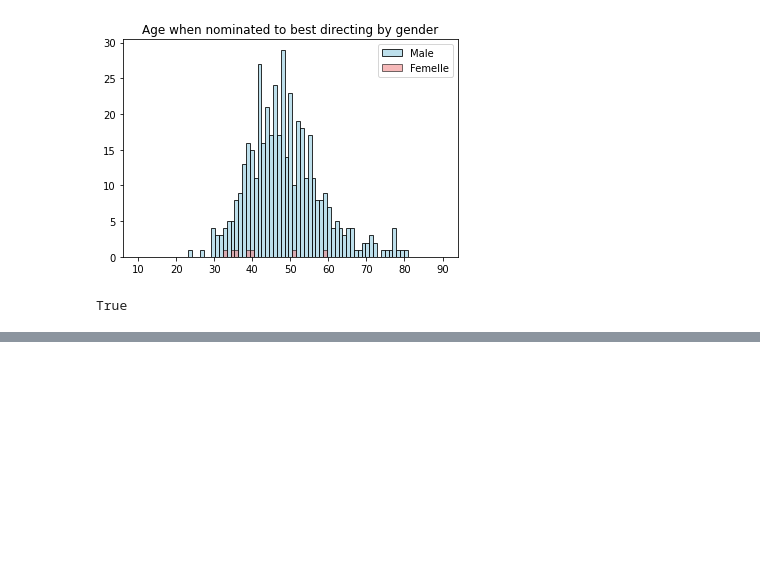
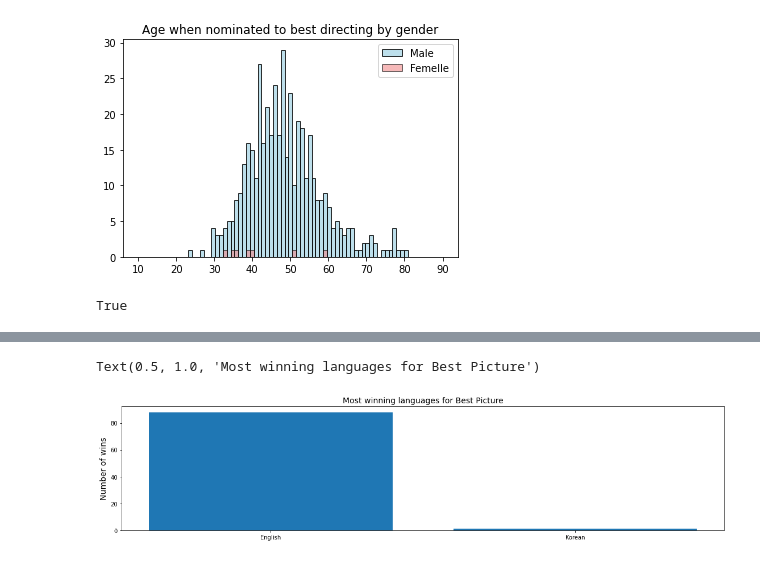
Before and after one commit to omasamo/Final-Project-JEM207, a Jupyter notebook: Statistical_analysis.ipynb, the cells around one changed output, grey strips where cells are left out. Cells and saved outputs as stored; diff of their text form; code cells hidden in the pictures; blank space fills up the shorter version.

```diff
--- a/Statistical_analysis.ipynb
+++ b/Statistical_analysis.ipynb
@@ -139,0 +244,11 @@ True
+# %%
+decodedWinnersLanguage = decodeLanguage(winnersonly['original_language'].value_counts())
+
+fig, ax = plt.subplots(figsize = (19,4))
+ax.bar(decodedWinnersLanguage.index,
+        decodedWinnersLanguage.values)
+ax.set_ylabel("Number of wins", size = 14)
+ax.set_title("Most winning languages for Best Picture", size = 14)
+# %% [output]
+Text(0.5, 1.0, 'Most winning languages for Best Picture')
+[figure, added]
```
Also changed, not shown: parts of 9 cells of this notebook, 4 other files.
